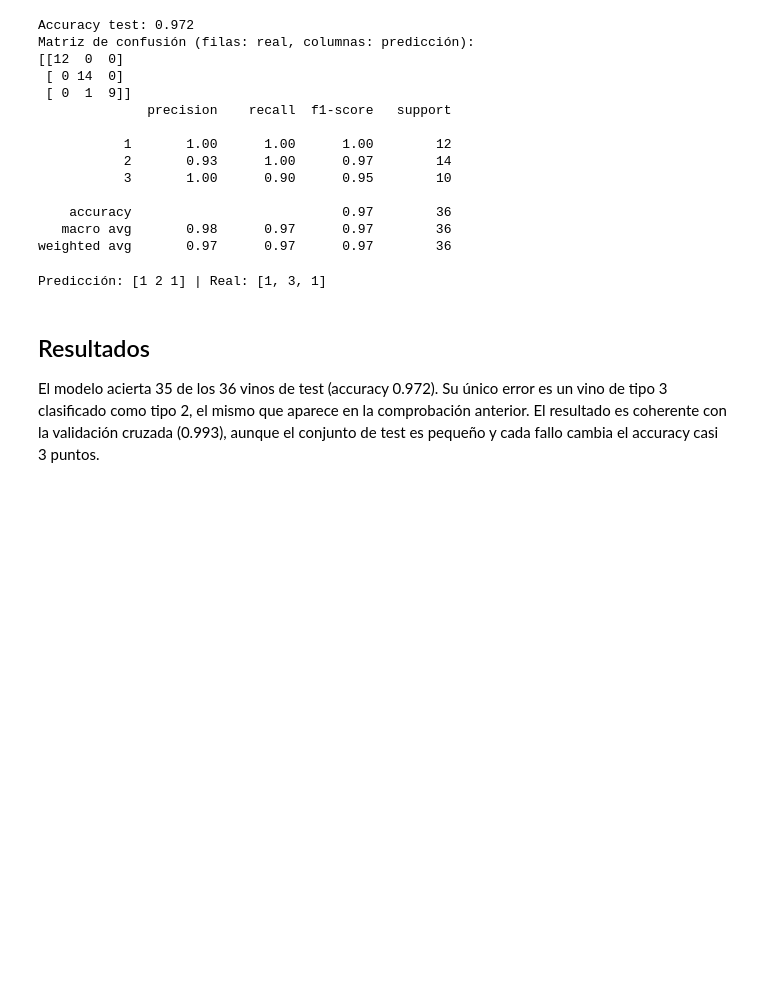
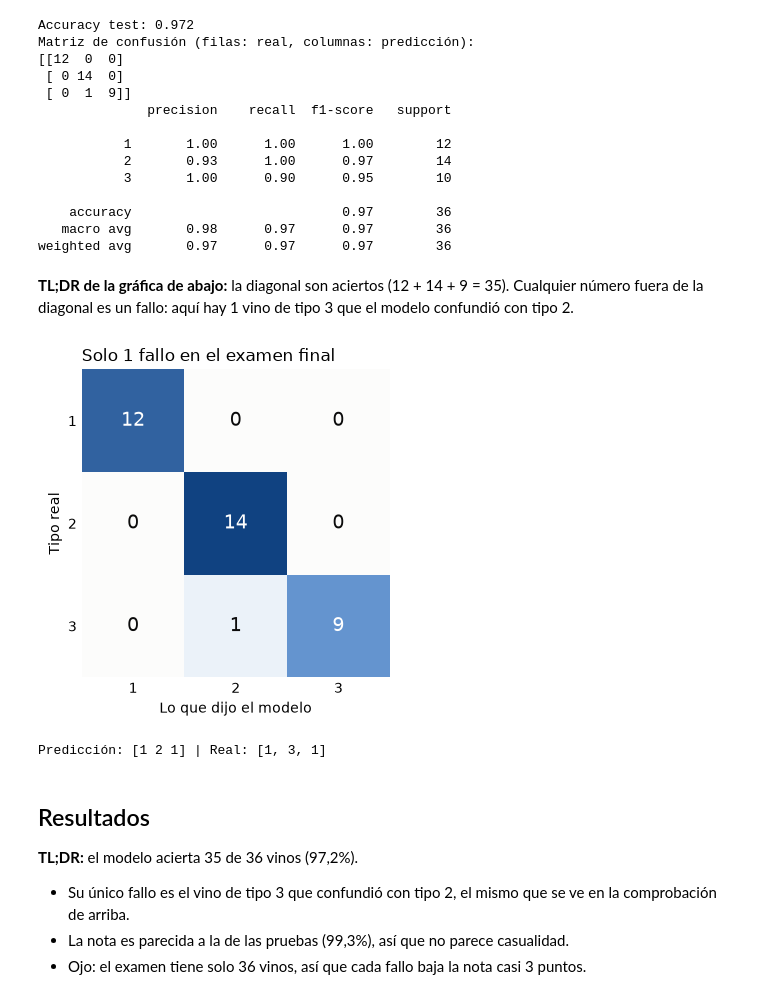
Before and after one commit to JorgeAVargasC/mucsi-cloud-computing-wine-recognition, a Jupyter notebook: wine_recognition.ipynb, the cells around one changed output. Saved outputs shown, nothing was run; the diff lists cells and outputs as text; code cells hidden in the pictures; blank space fills up the shorter version.

```diff
--- a/wine_recognition.ipynb
+++ b/wine_recognition.ipynb
@@ -128,4 +213,28 @@ Matriz de confusión (filas: real, columnas: predicción):
     accuracy                           0.97        36
    macro avg       0.98      0.97      0.97        36
 weighted avg       0.97      0.97      0.97        36
+# %% [markdown]
+**TL;DR de la gráfica de abajo:** la diagonal son aciertos (12 + 14 + 9 = 35). Cualquier número fuera de la diagonal es un fallo: aquí hay 1 vino de tipo 3 que el modelo confundió con tipo 2.
+# %%
+matrix = confusion_matrix(y_test, y_pred)
+wine_types = [1, 2, 3]
+blues = LinearSegmentedColormap.from_list("blues", ["#fcfcfb", "#86b6ef", "#104281"])
+
+fig, ax = plt.subplots(figsize=(4.5, 4))
+ax.imshow(matrix, cmap=blues)
+for row in range(3):
+    for col in range(3):
+        value = matrix[row, col]
+        text_color = "white" if value > matrix.max() / 2 else "#0b0b0b"
+        ax.text(col, row, value, ha="center", va="center", color=text_color, fontsize=14)
+ax.set_xticks(range(3), wine_types)
+ax.set_yticks(range(3), wine_types)
+ax.set_title("Solo 1 fallo en el examen final")
+ax.set_xlabel("Lo que dijo el modelo")
+ax.set_ylabel("Tipo real")
+ax.spines[["left", "bottom"]].set_visible(False)
+ax.tick_params(length=0)
+plt.show()
+# %% [output]
+[figure, added]
 # %%
@@ -140,4 +250,8 @@ Predicción: [1 2 1] | Real: [1, 3, 1]
 # %% [markdown]
 ## Resultados
 
-El modelo acierta 35 de los 36 vinos de test (accuracy 0.972). Su único error es un vino de tipo 3 clasificado como tipo 2, el mismo que aparece en la comprobación anterior. El resultado es coherente con la validación cruzada (0.993), aunque el conjunto de test es pequeño y cada fallo cambia el accuracy casi 3 puntos.
+**TL;DR:** el modelo acierta 35 de 36 vinos (97,2%).
+
+- Su único fallo es el vino de tipo 3 que confundió con tipo 2, el mismo que se ve en la comprobación de arriba.
+- La nota es parecida a la de las pruebas (99,3%), así que no parece casualidad.
+- Ojo: el examen tiene solo 36 vinos, así que cada fallo baja la nota casi 3 puntos.
```
Also changed, not shown: parts of 17 cells of this notebook.
